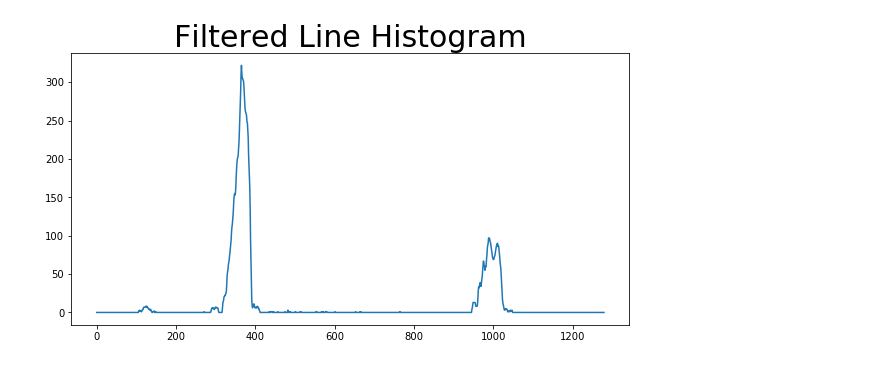
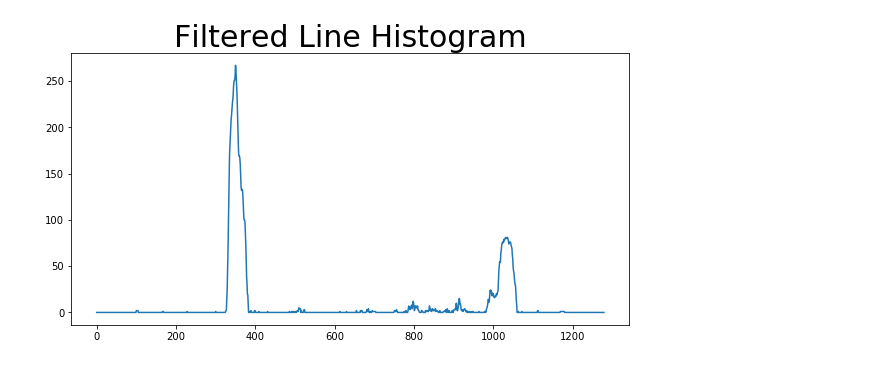
Before and after one commit to LukeHong/Advanced-line-detect, a Jupyter notebook: Line Detect.ipynb, the cells around one changed output. Cells and saved outputs as stored; diff of their text form; code cells hidden in the pictures.

```diff
--- a/Line Detect.ipynb
+++ b/Line Detect.ipynb
@@ -256,9 +269,9 @@ def plot_poly_orig(fitl, fitr, M, img):
 mtx, dist = camera_calibration()
 # %%
 #img = cv2.imread('test_images/straight_lines1.jpg')
-img = cv2.imread('test_images/test2.jpg')
+img = cv2.imread('test_images/test1.jpg')
 
-undistort, color_thresh, thresh, s_binary, colored, binary = process(img, mtx, dist, sobel_kernel=5)
+undistort, color_thresh, thresh, s_binary, colored, binary = process(img, mtx, dist, sobel_kernel=7)
 
 f, ((ax1, ax2), (ax3, ax4), (ax5, ax6)) = plt.subplots(3, 2, figsize=(15,15))
 ax1.imshow(undistort)
@@ -273,7 +286,7 @@ ax4.set_title('Combined Thresh', fontsize=30)
 
 ax5.imshow(colored)
 ax5.set_title('Colored Binary', fontsize=30)
-ax6.imshow(dst, cmap='gray')
+ax6.imshow(binary, cmap='gray')
 ax6.set_title('Combined Binary', fontsize=30)
 
 f.savefig('examples/process.png')
@@ -292,8 +305,7 @@ warp_M, unwarp_M = get_perspective_M(src, dst)
 
 
 focus, warped = warp(undistort, src, warp_M)
-template = np.dstack([binary,binary,binary])*255
-thresh, warped_line = warp(template, src, warp_M)
+thresh, warped_line = warp(binary, src, warp_M)
 
 f, ((ax1, ax2), (ax3, ax4)) = plt.subplots(2, 2, figsize=(15, 10))
 ax1.imshow(focus)
@@ -311,18 +323,18 @@ f.savefig('examples/warp.png')
 # %%
-histogram = np.sum(unwarped_line[unwarped_line.shape[0]//2:,:], axis=0)
+histogram = np.sum(warped_line[warped_line.shape[0]//2:,:], axis=0)
 
 # filtering values of both sides
 ignore = 100
 histogram[0:ignore] = 0
-histogram[histogram[0]-ignore:] = 0
+histogram[histogram.shape[0]-ignore:] = 0
 
 
 f, ax = plt.subplots(1, 1, figsize=(10, 5))
 ax.plot(histogram)
 ax.set_title("Filtered Line Histogram", fontsize=30)
 f.savefig('examples/Line Histogram.png')
 # %% [output]
-[figure, old version]
+[figure, new version]
 # %%
 line_window, detected, left_fit, right_fit = find_line(warped_line)
 
```
Also changed, not shown: parts of 5 cells of this notebook, 14 other files.
